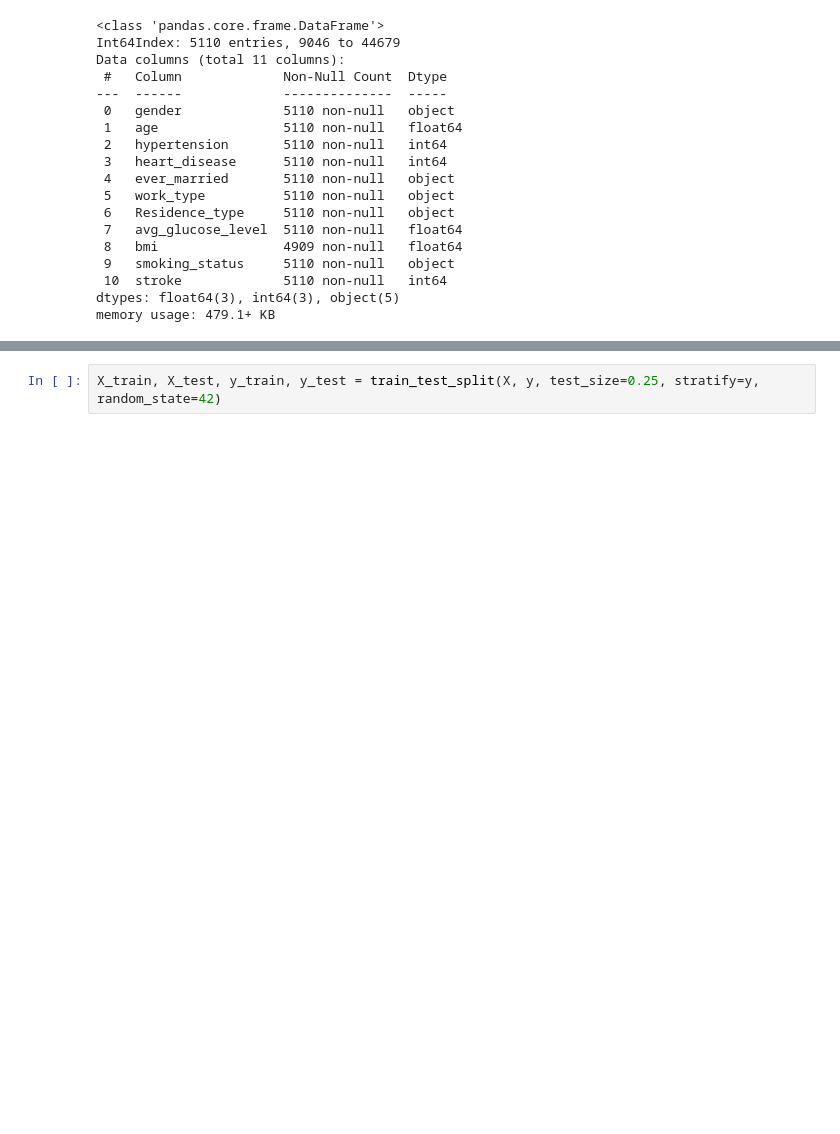
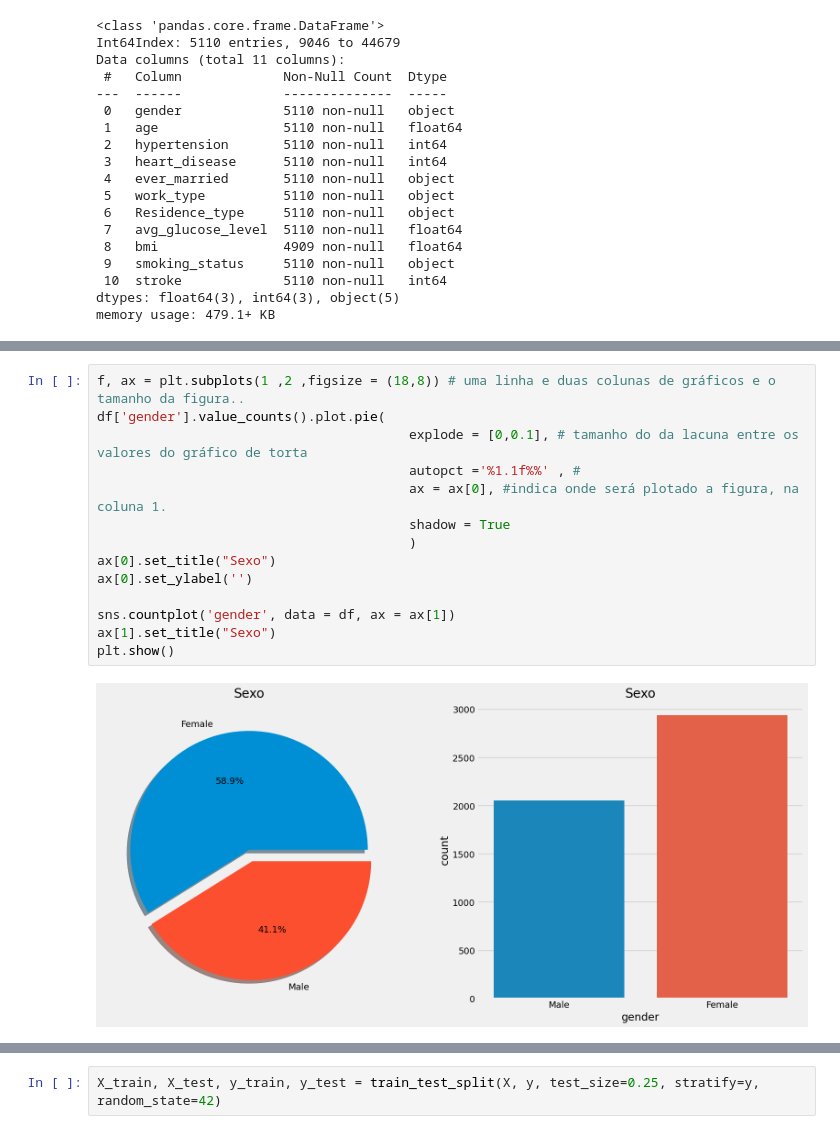
Before and after one commit to joelcoelho29/SCC0530-Projeto-de-Aprendizado-de-Maquina, a Jupyter notebook: src/notebook/teste.ipynb, the cells around one changed output, grey strips where cells are left out. Saved outputs shown, nothing was run; the diff lists cells and outputs as text; blank space fills up the shorter version.

```diff
--- a/src/notebook/teste.ipynb
+++ b/src/notebook/teste.ipynb
@@ -135,0 +143,16 @@ plt.show()
+# %%
+f, ax = plt.subplots(1 ,2 ,figsize = (18,8)) # uma linha e duas colunas de gráficos e o tamanho da figura..
+df['gender'].value_counts().plot.pie(
+                                        explode = [0,0.1], # tamanho do da lacuna entre os valores do gráfico de torta
+                                        autopct ='%1.1f%%' , #
+                                        ax = ax[0], #indica onde será plotado a figura, na coluna 1.
+                                        shadow = True
+                                        )
+ax[0].set_title("Sexo")
+ax[0].set_ylabel('')
+
+sns.countplot('gender', data = df, ax = ax[1])
+ax[1].set_title("Sexo")
+plt.show()
+# %% [output]
+[figure, added]
```
Also changed, not shown: parts of 58 cells of this notebook.
